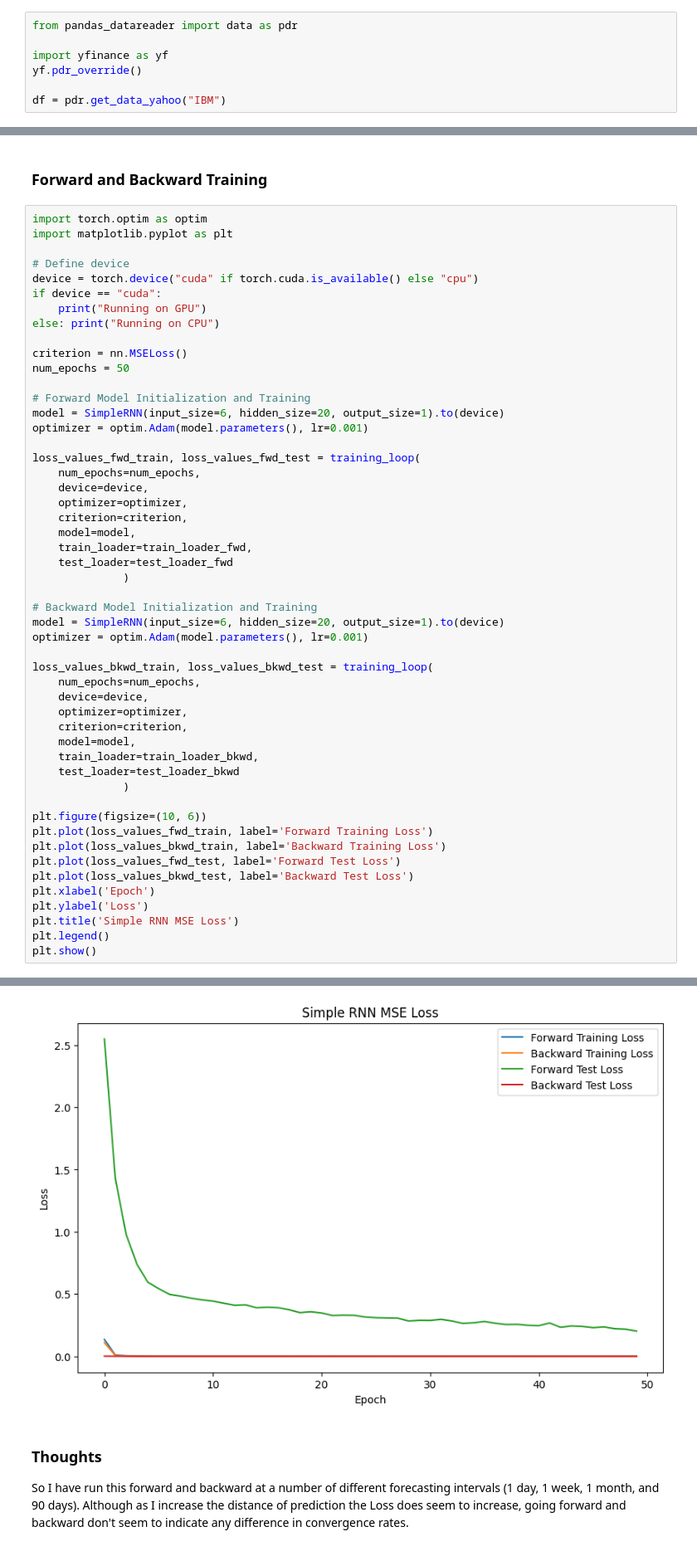
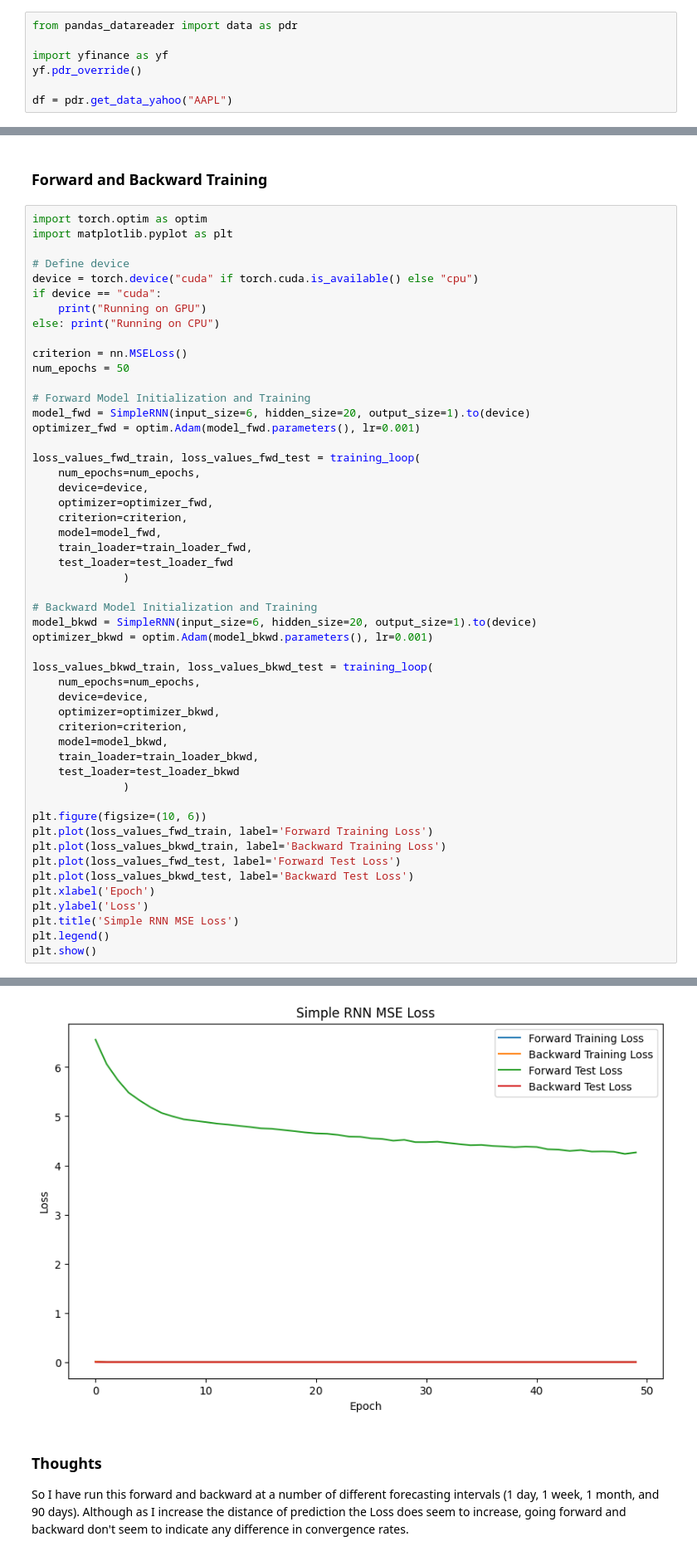
Before and after one commit to ChrisGuarino/PastPredict, a Jupyter notebook: chris/experiment_1.ipynb, the cells around one changed output, grey strips where cells are left out. Shown at 83% size. Cells and saved outputs as stored; diff of their text form.

```diff
--- a/chris/experiment_1.ipynb
+++ b/chris/experiment_1.ipynb
@@ -6,6 +6,6 @@ from pandas_datareader import data as pdr
 import yfinance as yf
 yf.pdr_override()
 
-df = pdr.get_data_yahoo("IBM")
+df = pdr.get_data_yahoo("AAPL")
 # %% [output]
 [*********************100%%**********************]  1 of 1 completed
@@ -190,29 +206,29 @@ criterion = nn.MSELoss()
 num_epochs = 50
 
 # Forward Model Initialization and Training
-model = SimpleRNN(input_size=6, hidden_size=20, output_size=1).to(device)
-optimizer = optim.Adam(model.parameters(), lr=0.001)
+model_fwd = SimpleRNN(input_size=6, hidden_size=20, output_size=1).to(device)
+optimizer_fwd = optim.Adam(model_fwd.parameters(), lr=0.001)
 
 loss_values_fwd_train, loss_values_fwd_test = training_loop(
     num_epochs=num_epochs,
     device=device,
-    optimizer=optimizer,
+    optimizer=optimizer_fwd,
     criterion=criterion,
-    model=model,
+    model=model_fwd,
     train_loader=train_loader_fwd,
     test_loader=test_loader_fwd
               )
 
 # Backward Model Initialization and Training
-model = SimpleRNN(input_size=6, hidden_size=20, output_size=1).to(device)
-optimizer = optim.Adam(model.parameters(), lr=0.001)
+model_bkwd = SimpleRNN(input_size=6, hidden_size=20, output_size=1).to(device)
+optimizer_bkwd = optim.Adam(model_bkwd.parameters(), lr=0.001)
 
 loss_values_bkwd_train, loss_values_bkwd_test = training_loop(
     num_epochs=num_epochs,
     device=device,
-    optimizer=optimizer,
+    optimizer=optimizer_bkwd,
     criterion=criterion,
-    model=model,
+    model=model_bkwd,
     train_loader=train_loader_bkwd,
     test_loader=test_loader_bkwd
               )
@@ -248,4 +264,4 @@ Epoch [50/50], Test Loss: 0.0001
-[figure, old version]
+[figure, new version]
 # %% [markdown]
 ### Thoughts
 So I have run this forward and backward at a number of different forecasting intervals (1 day, 1 week, 1 month, and 90 days). Although as I increase the distance of prediction the Loss does seem to increase, going forward and backward don't seem to indicate any difference in convergence rates.
```
Also changed, not shown: parts of 16 cells of this notebook.
